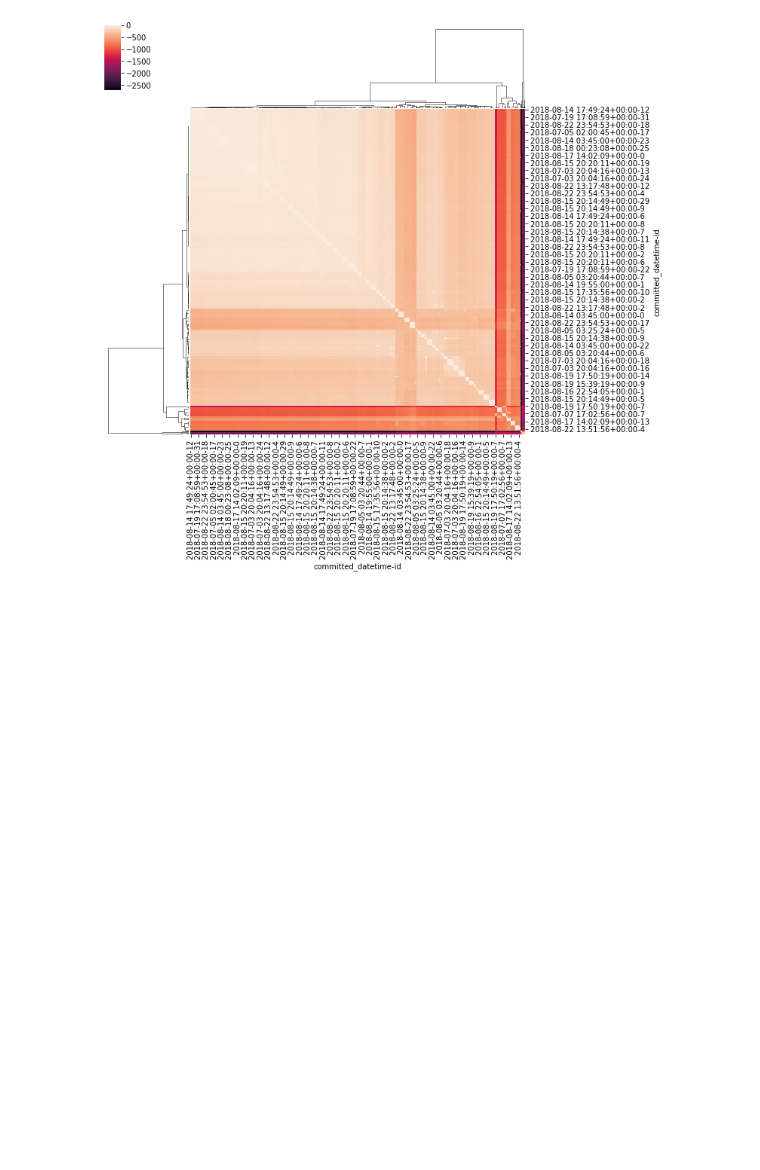
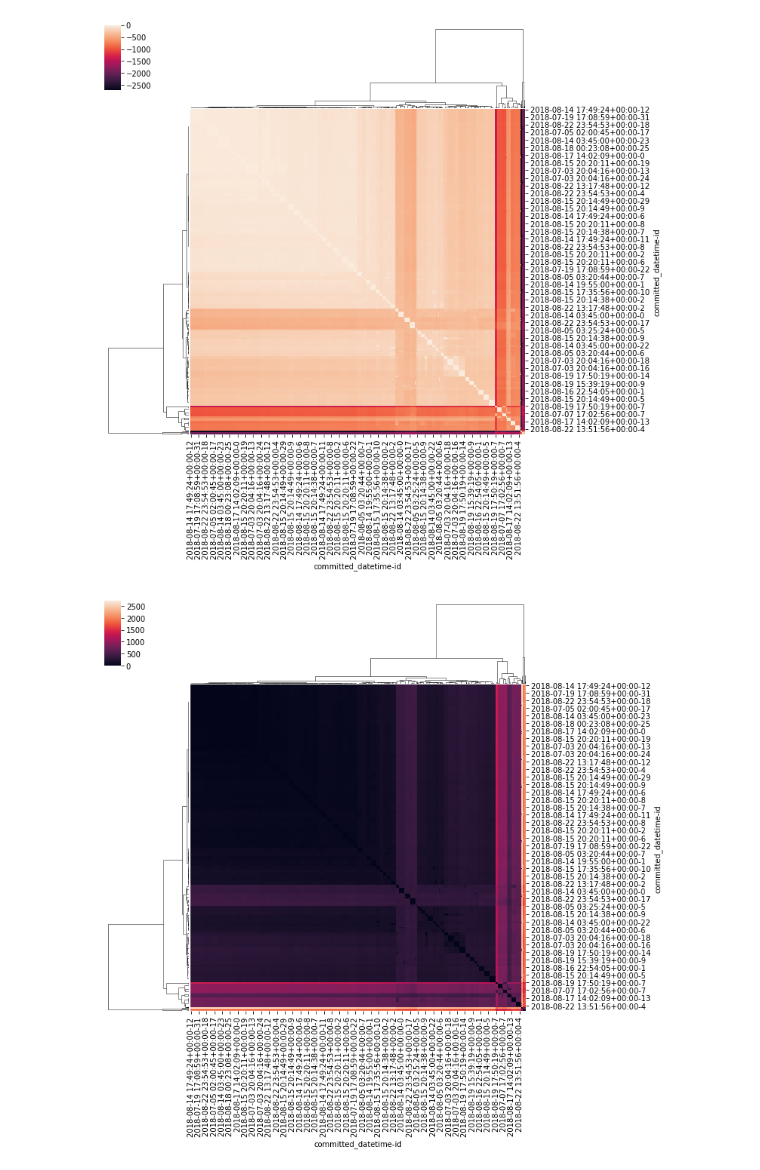
Before and after one commit to deathbeds/deathbeds.github.io, a Jupyter notebook: deathbeds/2018-08-29-Coincident-notebooks.ipynb, the cells around one changed output. Saved outputs shown, nothing was run; the diff lists cells and outputs as text; code cells hidden in the pictures; blank space fills up the shorter version.

```diff
--- a/deathbeds/2018-08-29-Coincident-notebooks.ipynb
+++ b/deathbeds/2018-08-29-Coincident-notebooks.ipynb
@@ -60,3 +61,7 @@ A heatmap of the distances.
 __import__('seaborn').clustermap(-Δ);
 # %% [output]
 [figure]
+# %%
+__import__('seaborn').clustermap(Δ);
+# %% [output]
+[figure, added]
```
Also changed, not shown: parts of 12 cells of this notebook.
